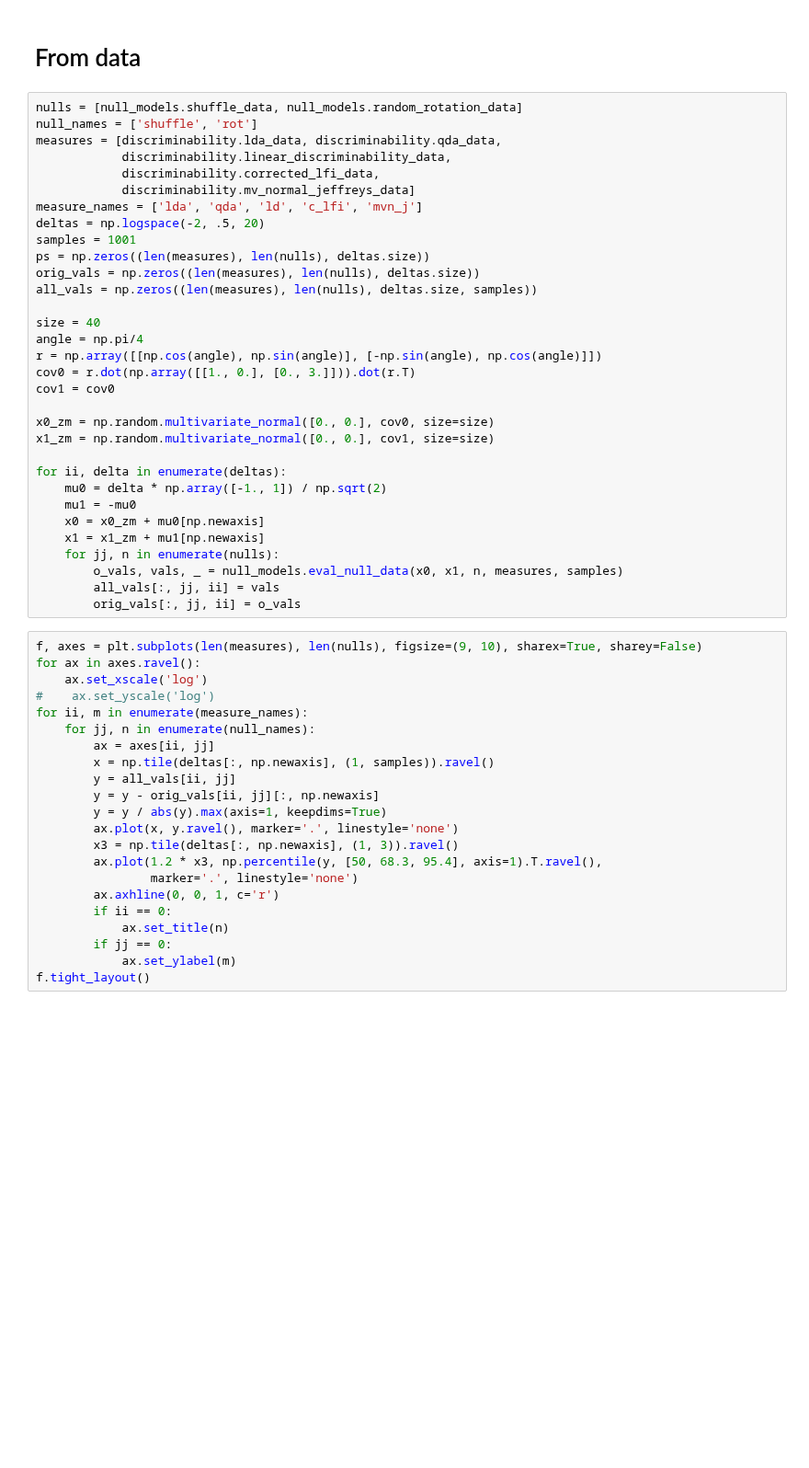
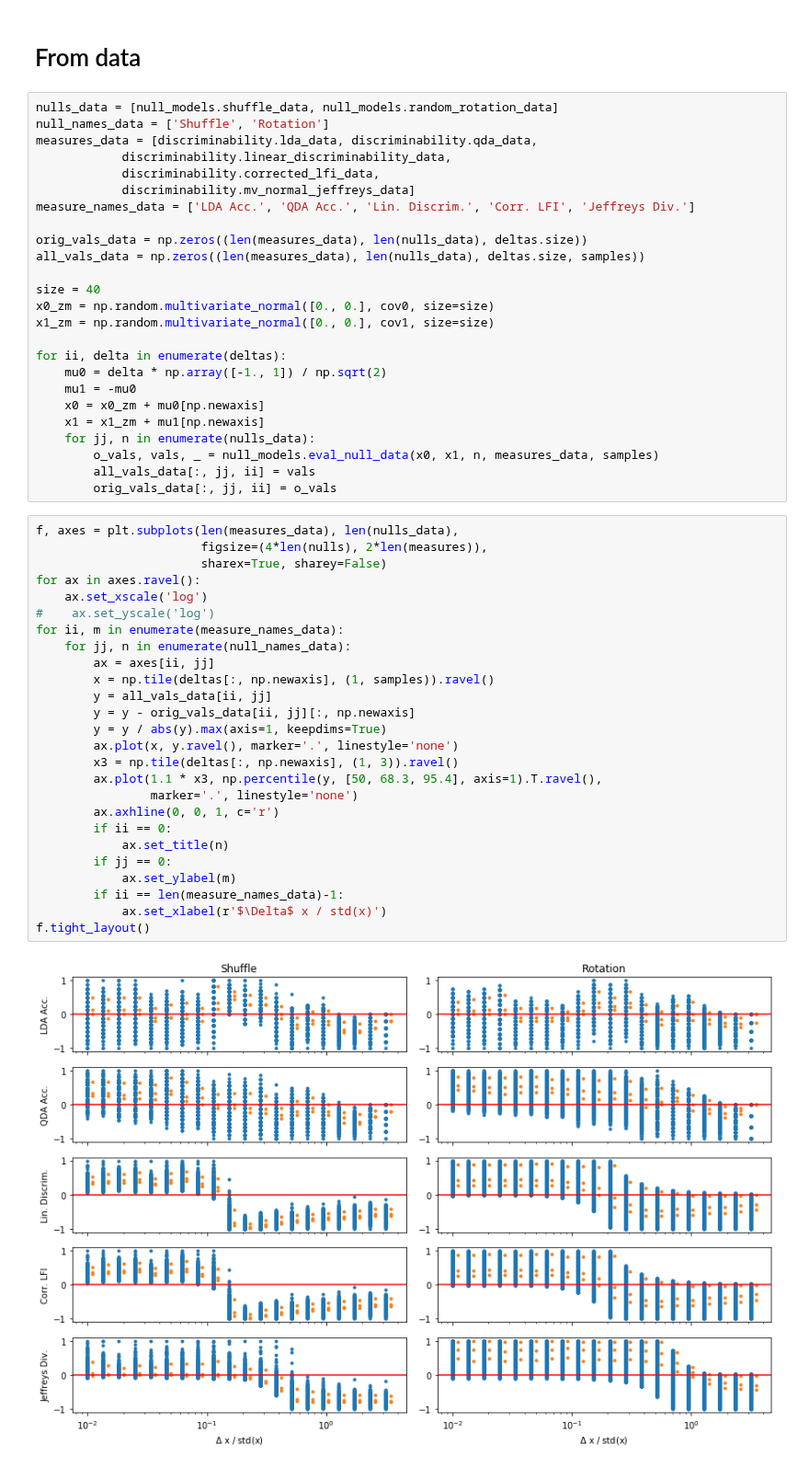
Before and after one commit to BouchardLab/noise_correlations, a Jupyter notebook: notebooks/null_models.ipynb, the cells around one changed output. Shown at 92% size. Drawn from its saved outputs; the diff is of its cells as text; blank space fills up the shorter version.

```diff
--- a/notebooks/null_models.ipynb
+++ b/notebooks/null_models.ipynb
@@ -229,25 +237,18 @@ f.tight_layout()
 # %% [markdown]
 # From data
 # %%
-nulls = [null_models.shuffle_data, null_models.random_rotation_data]
-null_names = ['shuffle', 'rot']
-measures = [discriminability.lda_data, discriminability.qda_data,
+nulls_data = [null_models.shuffle_data, null_models.random_rotation_data]
+null_names_data = ['Shuffle', 'Rotation']
+measures_data = [discriminability.lda_data, discriminability.qda_data,
             discriminability.linear_discriminability_data,
             discriminability.corrected_lfi_data,
             discriminability.mv_normal_jeffreys_data]
-measure_names = ['lda', 'qda', 'ld', 'c_lfi', 'mvn_j']
-deltas = np.logspace(-2, .5, 20)
-samples = 1001
-ps = np.zeros((len(measures), len(nulls), deltas.size))
-orig_vals = np.zeros((len(measures), len(nulls), deltas.size))
-all_vals = np.zeros((len(measures), len(nulls), deltas.size, samples))
+measure_names_data = ['LDA Acc.', 'QDA Acc.', 'Lin. Discrim.', 'Corr. LFI', 'Jeffreys Div.']
+
+orig_vals_data = np.zeros((len(measures_data), len(nulls_data), deltas.size))
+all_vals_data = np.zeros((len(measures_data), len(nulls_data), deltas.size, samples))
 
 size = 40
-angle = np.pi/4
-r = np.array([[np.cos(angle), np.sin(angle)], [-np.sin(angle), np.cos(angle)]])
-cov0 = r.dot(np.array([[1., 0.], [0., 3.]])).dot(r.T)
-cov1 = cov0
-
 x0_zm = np.random.multivariate_normal([0., 0.], cov0, size=size)
 x1_zm = np.random.multivariate_normal([0., 0.], cov1, size=size)
 
@@ -256,29 +257,35 @@ for ii, delta in enumerate(deltas):
     mu1 = -mu0
     x0 = x0_zm + mu0[np.newaxis]
     x1 = x1_zm + mu1[np.newaxis]
-    for jj, n in enumerate(nulls):
-        o_vals, vals, _ = null_models.eval_null_data(x0, x1, n, measures, samples)
-        all_vals[:, jj, ii] = vals
-        orig_vals[:, jj, ii] = o_vals
+    for jj, n in enumerate(nulls_data):
+        o_vals, vals, _ = null_models.eval_null_data(x0, x1, n, measures_data, samples)
+        all_vals_data[:, jj, ii] = vals
+        orig_vals_data[:, jj, ii] = o_vals
 # %%
-f, axes = plt.subplots(len(measures), len(nulls), figsize=(9, 10), sharex=True, sharey=False)
+f, axes = plt.subplots(len(measures_data), len(nulls_data),
+                       figsize=(4*len(nulls), 2*len(measures)),
+                       sharex=True, sharey=False)
 for ax in axes.ravel():
     ax.set_xscale('log')
 #    ax.set_yscale('log')
-for ii, m in enumerate(measure_names):
-    for jj, n in enumerate(null_names):
+for ii, m in enumerate(measure_names_data):
+    for jj, n in enumerate(null_names_data):
         ax = axes[ii, jj]
         x = np.tile(deltas[:, np.newaxis], (1, samples)).ravel()
-        y = all_vals[ii, jj]
-        y = y - orig_vals[ii, jj][:, np.newaxis]
+        y = all_vals_data[ii, jj]
+        y = y - orig_vals_data[ii, jj][:, np.newaxis]
         y = y / abs(y).max(axis=1, keepdims=True)
         ax.plot(x, y.ravel(), marker='.', linestyle='none')
         x3 = np.tile(deltas[:, np.newaxis], (1, 3)).ravel()
-        ax.plot(1.2 * x3, np.percentile(y, [50, 68.3, 95.4], axis=1).T.ravel(),
+        ax.plot(1.1 * x3, np.percentile(y, [50, 68.3, 95.4], axis=1).T.ravel(),
                 marker='.', linestyle='none')
         ax.axhline(0, 0, 1, c='r')
         if ii == 0:
             ax.set_title(n)
         if jj == 0:
             ax.set_ylabel(m)
+        if ii == len(measure_names_data)-1:
+            ax.set_xlabel(r'$\Delta$ x / std(x)')
 f.tight_layout()
+# %% [output]
+[figure, added]
```
Also changed, not shown: parts of 3 cells of this notebook.
